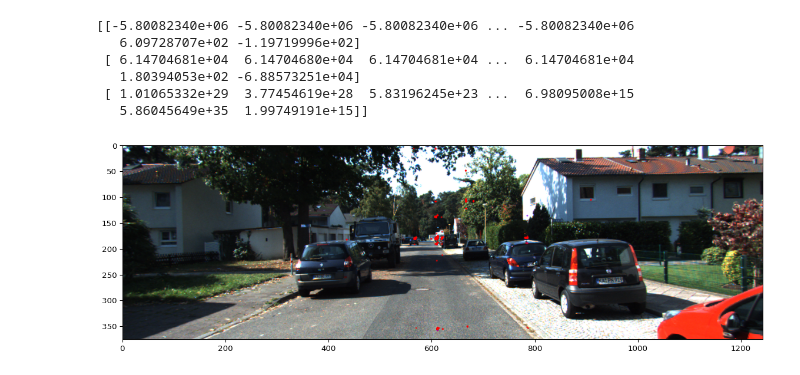
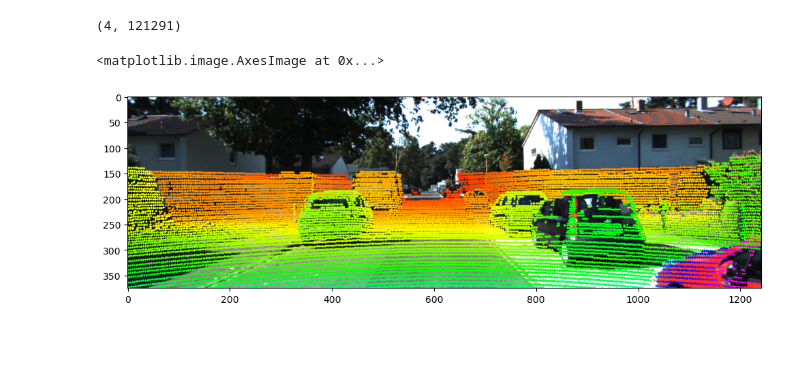
Before and after one commit to Shinwon-Kang/sensor_fusion, a Jupyter notebook: ipynb/kitti_utils.ipynb, the cells around one changed output. Saved outputs shown, nothing was run; the diff lists cells and outputs as text; code cells hidden in the pictures; blank space fills up the shorter version.

Commit message:
feat: add various visualizations on jupyter

```diff
--- a/ipynb/kitti_utils.ipynb
+++ b/ipynb/kitti_utils.ipynb
@@ -6,13 +7,17 @@ import os
 # %%
-prj_dir = '/Users/kang-shinwon/dev/personal/sensor_fusion'
+# prj_dir = '/Users/kang-shinwon/dev/personal/sensor_fusion'
+prj_dir = '/home/kang/dev/ros2_ws/src/sensor_fusion'
 calibs_dir = prj_dir + '/sample_data/calibs'
 lidar_dir = prj_dir + '/sample_data/points'
 image_dir = prj_dir + '/sample_data/images'
 label_dir = prj_dir + '/sample_data/labels'
 # %%
 # load pcd data
-points = np.fromfile(lidar_dir + '/000031.pcd', dtype=np.float32).reshape((-1,4))
-points = points[:, :3]
+# points = np.fromfile(lidar_dir + '/000031.pcd', dtype=np.float32).reshape((-1,4))
+# points = points[:, :3]
+
+points = pcl.load('/home/kang/dev/ros2_ws/src/sensor_fusion/sample_data/points/000031.pcd')
+points = points.to_array()
 
 # load camera
 # image = cv2.imread(image_dir + '/000031.png')
@@ -39,3 +44,4 @@ tr_imu_to_velo = np.array(calib_lines[6].strip('\n').split(' ')[1:], dtype=np.fl
 
 # load label
 label_file = open(label_dir + '/000031.txt', 'r')
+labels = label_file.readlines()
@@ -73,24 +77,35 @@ print(points.shape, lidar_cam.shape)
 # %%
+lidar_cam = lidar2cam(p2, r0_rect, tr_velo_to_cam, points.T)
+
+# lidar_cam is less than the width and height of the image
+# points_x is positive number
 inds = np.where((lidar_cam[0, :] < img_width) & (lidar_cam[0, :] >= 0) &
                     (lidar_cam[1, :] < img_height) & (lidar_cam[1, :] >= 0) &
                     (points[:, 0] > 0)
                     )[0]
 
 # Filter out pixels points
 imgfov_pc_pixel = lidar_cam[:, inds]
 
 # Retrieve depth from lidar
 imgfov_pc_velo = points[inds, :]
 imgfov_pc_velo = np.hstack((imgfov_pc_velo, np.ones((imgfov_pc_velo.shape[0], 1))))
-imgfov_pc_cam2 = (p0 @ r0_rect @ tr_velo_to_cam) @ imgfov_pc_velo.transpose()
+imgfov_pc_cam2 = (p0 @ r0_rect @ tr_velo_to_cam) @ imgfov_pc_velo.T
 
 cmap = plt.cm.get_cmap('hsv', 256)
 cmap = np.array([cmap(i) for i in range(256)])[:, :3] * 255
 
+lidar_on_image = image.copy()
 for i in range(imgfov_pc_pixel.shape[1]):
     depth = imgfov_pc_cam2[2, i]
     color = cmap[int(640.0 / depth), :]
-    cv2.circle(image, (int(np.round(imgfov_pc_pixel[0, i])),
+    cv2.circle(lidar_on_image, (int(np.round(imgfov_pc_pixel[0, i])),
                         int(np.round(imgfov_pc_pixel[1, i]))),
                 2, color=tuple(color), thickness=-1)
-plt.imshow(image)
+
+plt.figure(figsize=(12, 12))
+plt.imshow(lidar_on_image)
+# %% [output]
+(4, 121291)
+<matplotlib.image.AxesImage at 0x...>
+[figure, added]
@@ -124,32 +111,0 @@ cam[:2] /= cam[2,:]
-# %%
-print(cam)
-# %% [output]
-[[-5.80082340e+06 -5.80082340e+06 -5.80082340e+06 ... -5.80082340e+06
-   6.09728707e+02 -1.19719996e+02]
- [ 6.14704681e+04  6.14704680e+04  6.14704681e+04 ...  6.14704681e+04
-   1.80394053e+02 -6.88573251e+04]
- [ 1.01065332e+29  3.77454619e+28  5.83196245e+23 ...  6.98095008e+15
-   5.86045649e+35  1.99749191e+15]]
-# %%
-import matplotlib.image as mpimg
-
-plt.figure(figsize=(12,5),dpi=96,tight_layout=True)
-png = mpimg.imread(img)
-IMG_H,IMG_W,_ = png.shape
-# restrict canvas in range
-plt.axis([0,IMG_W,IMG_H,0])
-plt.imshow(png)
-# filter point out of canvas
-u,v,z = cam
-u_out = np.logical_or(u<0, u>IMG_W)
-v_out = np.logical_or(v<0, v>IMG_H)
-outlier = np.logical_or(u_out, v_out)
-cam = np.delete(cam,np.where(outlier),axis=1)
-# generate color map from depth
-u,v,z = cam
-plt.scatter([u],[v],c=[z],cmap='rainbow_r',alpha=0.5,s=2)
-# plt.title(name)
-# plt.savefig(f'./data_object_image_2/testing/projection/{name}.png',bbox_inches='tight')
-plt.show()
-# %% [output]
-[figure, removed]
```
Also changed, not shown: parts of 12 cells of this notebook.
